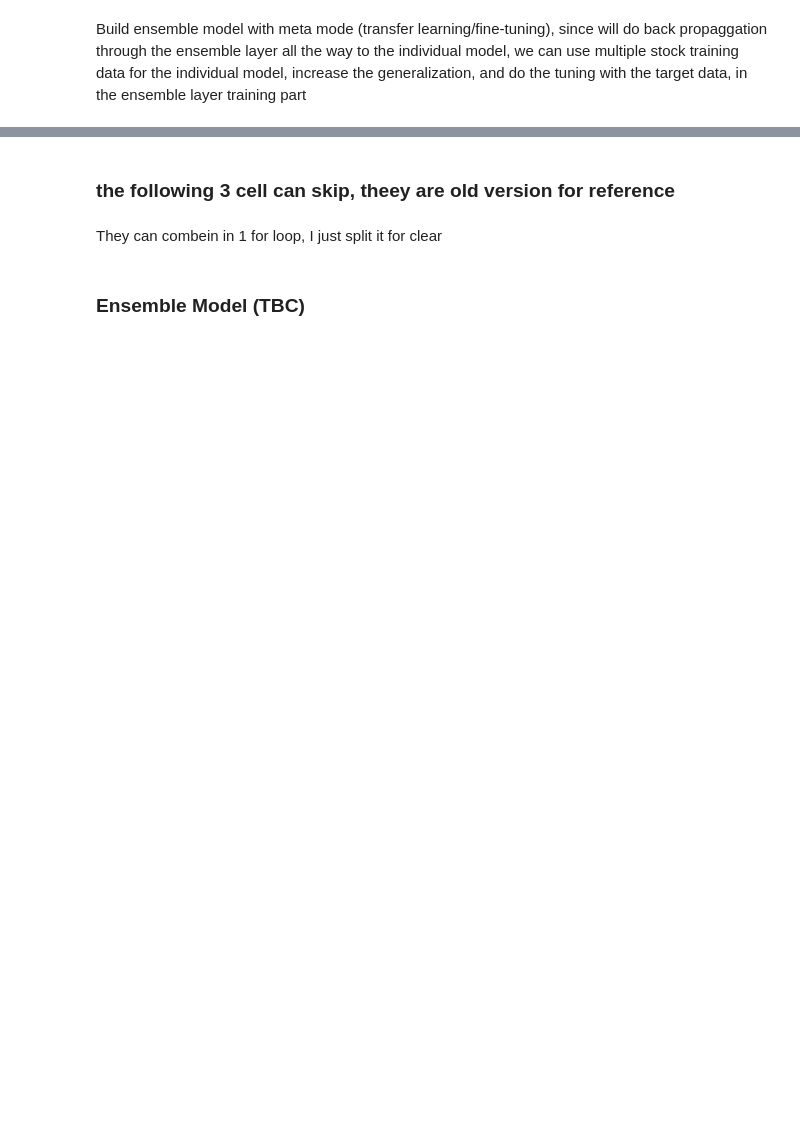
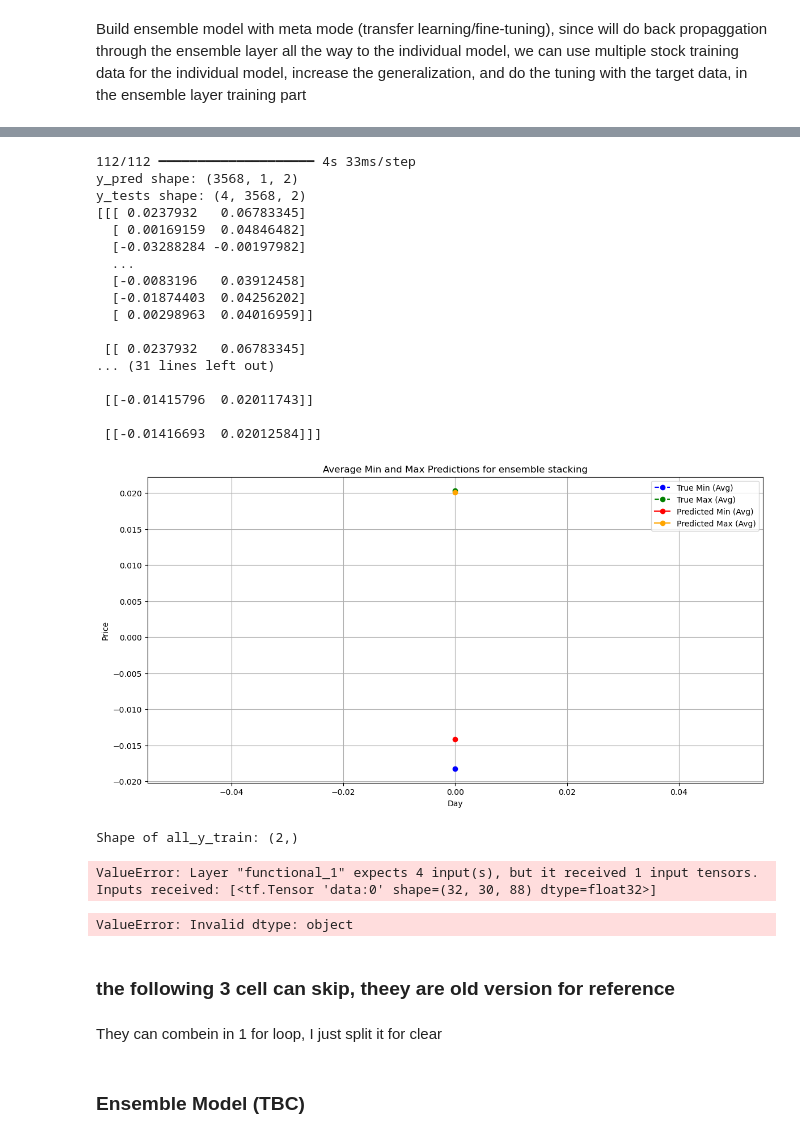
Before and after one commit to xkillerjamesx12/tbot-st-ta, a Jupyter notebook: model-pipline.ipynb, the cells around one changed output, grey strips where cells are left out. Saved outputs shown, nothing was run; the diff lists cells and outputs as text; code cells hidden in the pictures; blank space fills up the shorter version.

```diff
--- a/model-pipline.ipynb
+++ b/model-pipline.ipynb
@@ -150,12 +151,13 @@ def CNN_LSTM_SA_model(window_size, num_features, output_days, output_features):
 def CNN_GRU_SA_model(window_size, num_features, output_days, output_features):
     inputs = layers.Input(shape=(window_size, num_features))
 
-    x = layers.Conv1D(filters=64, kernel_size=2, activation='relu')(inputs)
+    x = layers.Conv1D(filters=64, kernel_size=2, activation='tanh')(inputs)
     x = layers.MaxPooling1D(pool_size=2)(x)
-    x = layers.Conv1D(filters=128, kernel_size=2, activation='relu')(x)
+    x = layers.Conv1D(filters=128, kernel_size=2, activation='tanh')(x)
     x = layers.MaxPooling1D(pool_size=2)(x)
 
     x = layers.GRU(100, return_sequences=True)(x)
+    x = layers.GRU(200, return_sequences=True)(x)
 
     attention = layers.Attention()([x, x])  # Self-attention (query = value = x)
     x = layers.Concatenate()([x, attention])
@@ -765,3 +933,41 @@ WARNING:absl:You are saving your model as an HDF5 file via `model.save()` or `ke
+# %%
+#plot the prediction
+plot_predictions(ensemble_model, all_X_test, all_y_test)
+# %% [output]
+112/112 ━━━━━━━━━━━━━━━━━━━━ 4s 33ms/step
+y_pred shape: (3568, 1, 2)
+y_tests shape: (4, 3568, 2)
+[[[ 0.0237932   0.06783345]
+  [ 0.00169159  0.04846482]
+  [-0.03288284 -0.00197982]
+  ...
+  [-0.0083196   0.03912458]
+  [-0.01874403  0.04256202]
+  [ 0.00298963  0.04016959]]
+
+ [[ 0.0237932   0.06783345]
+... (31 lines left out)
+
+ [[-0.01415796  0.02011743]]
+
+ [[-0.01416693  0.02012584]]]
+[figure, added]
+# %%
+print(f"Shape of all_y_train: {all_y_train.shape}")
+# %% [output]
+Shape of all_y_train: (2,)
+# %%
+plot_predictions([ensemble_model],
+                 X_tests=[all_X_test[0], all_X_test[1], all_X_test[2], all_X_test[3]],
+                 y_tests=[all_y_test[0], all_y_test[1], all_y_test[2], all_y_test[3]],
+                window_size=["full"],
+                name=["ensemble"])
+# %% [output]
+ValueError: Layer "functional_1" expects 4 input(s), but it received 1 input tensors. Inputs received: [<tf.Tensor 'data:0' shape=(32, 30, 88) dtype=float32>]
+# %%
+plot_predictions([ensemble_model], [all_X_test], [all_y_test], ["full"], ["ensemble"])
+# %% [output]
+ValueError: Invalid dtype: object
 # %% [markdown]
 ### the following 3 cell can skip, theey are old version for reference
 # %%
```
Also changed, not shown: parts of 29 cells of this notebook, 41 other files.
